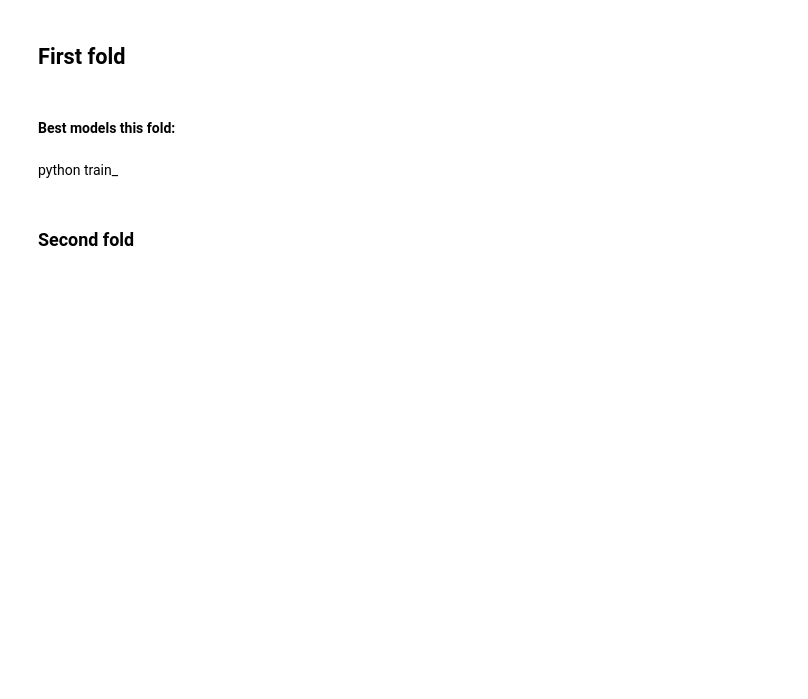
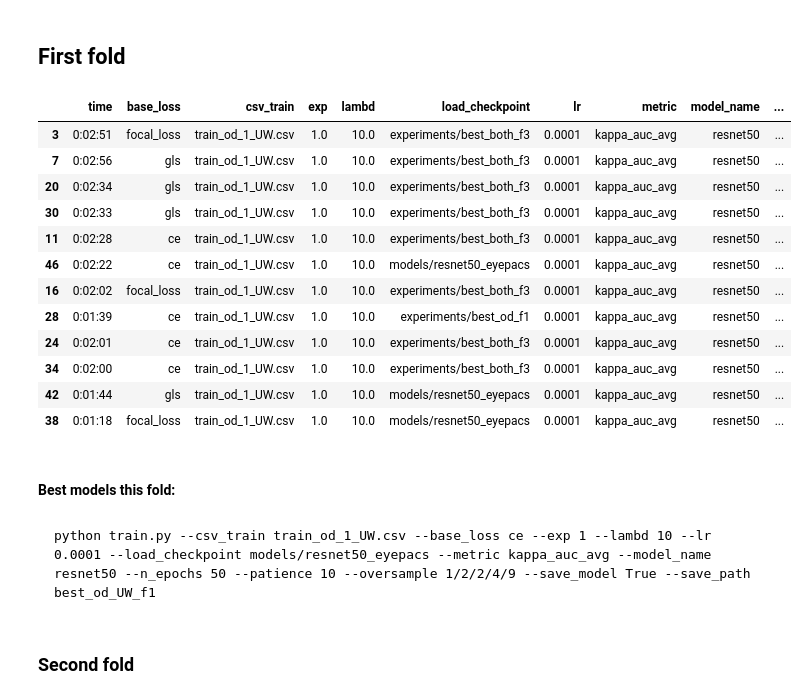
Before and after one commit to agaldran/deep_dr, a Jupyter notebook: analyze_csvs_FINAL.ipynb, the cells around one changed output. Cells and saved outputs as stored; diff of their text form; code cells hidden in the pictures; blank space fills up the shorter version.

````diff
--- a/analyze_csvs_FINAL.ipynb
+++ b/analyze_csvs_FINAL.ipynb
@@ -441,11 +508,27 @@ df_train4 = df_all[df_all.csv_train=='train_od_4_UW.csv']
 # %% [markdown]
 ## First fold
 # %%
-df_train1.sort_values('kappa', ascending=False).head(5)
+df_train1.sort_values('kappa', ascending=False).head(15)
+# %% [output]
+|  | time | base_loss | csv_train | exp | lambd | load_checkpoint | lr | metric | model_name | ... |
+| 3 | 0:02:51 | focal_loss | train_od_1_UW.csv | 1.0 | 10.0 | experiments/best_both_f3 | 0.0001 | kappa_auc_avg | resnet50 | ... |
+| 7 | 0:02:56 | gls | train_od_1_UW.csv | 1.0 | 10.0 | experiments/best_both_f3 | 0.0001 | kappa_auc_avg | resnet50 | ... |
+| 20 | 0:02:34 | gls | train_od_1_UW.csv | 1.0 | 10.0 | experiments/best_both_f3 | 0.0001 | kappa_auc_avg | resnet50 | ... |
+| 30 | 0:02:33 | gls | train_od_1_UW.csv | 1.0 | 10.0 | experiments/best_both_f3 | 0.0001 | kappa_auc_avg | resnet50 | ... |
+| 11 | 0:02:28 | ce | train_od_1_UW.csv | 1.0 | 10.0 | experiments/best_both_f3 | 0.0001 | kappa_auc_avg | resnet50 | ... |
+| 46 | 0:02:22 | ce | train_od_1_UW.csv | 1.0 | 10.0 | models/resnet50_eyepacs | 0.0001 | kappa_auc_avg | resnet50 | ... |
+| 16 | 0:02:02 | focal_loss | train_od_1_UW.csv | 1.0 | 10.0 | experiments/best_both_f3 | 0.0001 | kappa_auc_avg | resnet50 | ... |
+| 28 | 0:01:39 | ce | train_od_1_UW.csv | 1.0 | 10.0 | experiments/best_od_f1 | 0.0001 | kappa_auc_avg | resnet50 | ... |
+| 24 | 0:02:01 | ce | train_od_1_UW.csv | 1.0 | 10.0 | experiments/best_both_f3 | 0.0001 | kappa_auc_avg | resnet50 | ... |
+| 34 | 0:02:00 | ce | train_od_1_UW.csv | 1.0 | 10.0 | experiments/best_both_f3 | 0.0001 | kappa_auc_avg | resnet50 | ... |
+| 42 | 0:01:44 | gls | train_od_1_UW.csv | 1.0 | 10.0 | models/resnet50_eyepacs | 0.0001 | kappa_auc_avg | resnet50 | ... |
+| 38 | 0:01:18 | focal_loss | train_od_1_UW.csv | 1.0 | 10.0 | models/resnet50_eyepacs | 0.0001 | kappa_auc_avg | resnet50 | ... |
 # %% [markdown]
 #### Best models this fold:
-# %% [markdown]
-python train_
+# %% [markdown]
+```
+python train.py --csv_train train_od_1_UW.csv --base_loss ce --exp 1 --lambd 10 --lr 0.0001 --load_checkpoint models/resnet50_eyepacs --metric kappa_auc_avg --model_name resnet50 --n_epochs 50 --patience 10 --oversample 1/2/2/4/9 --save_model True --save_path best_od_UW_f1
+```
 # %% [markdown]
 ### Second fold
 # %%
````
Also changed, not shown: parts of 96 cells of this notebook, 13 other files.
